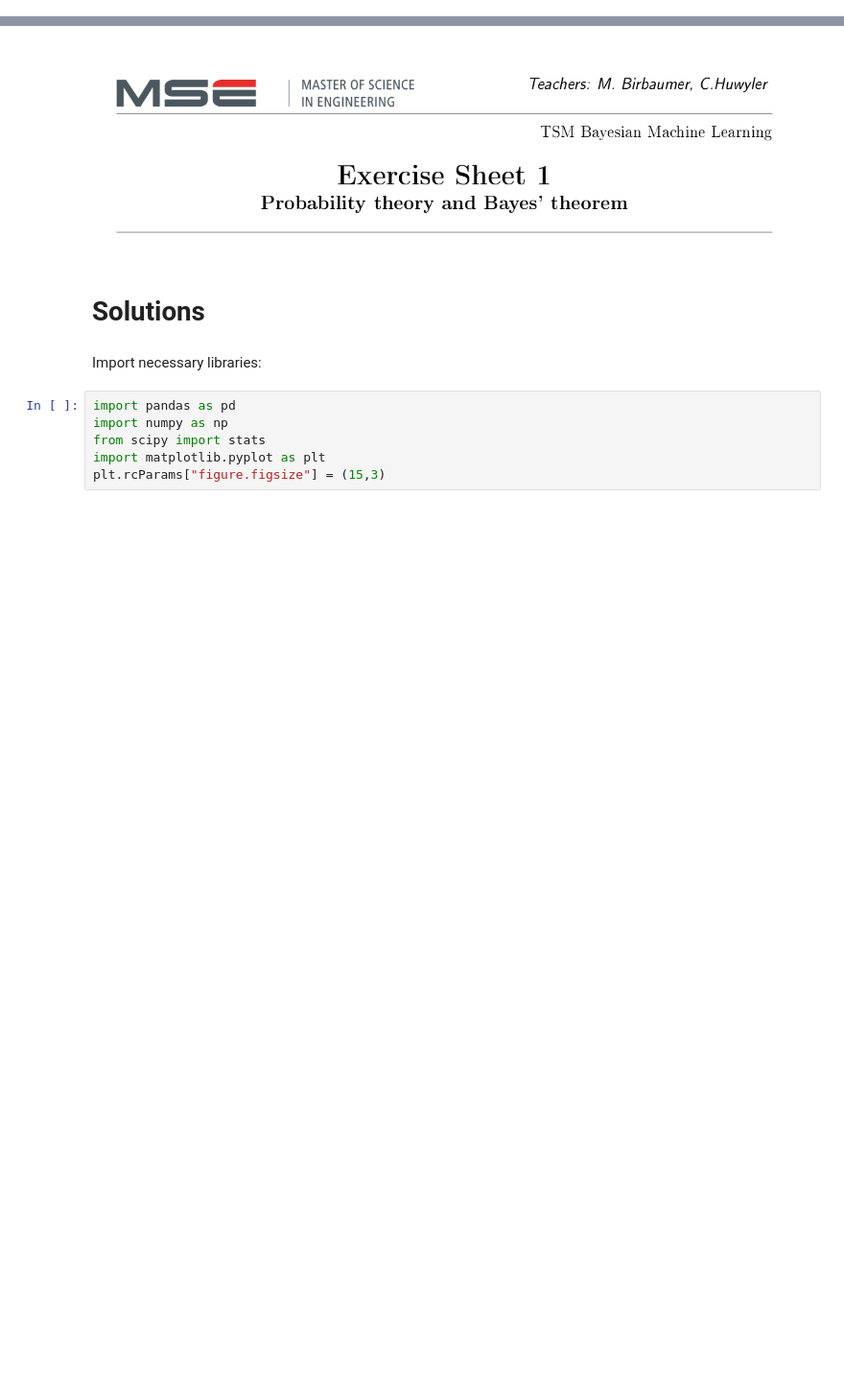
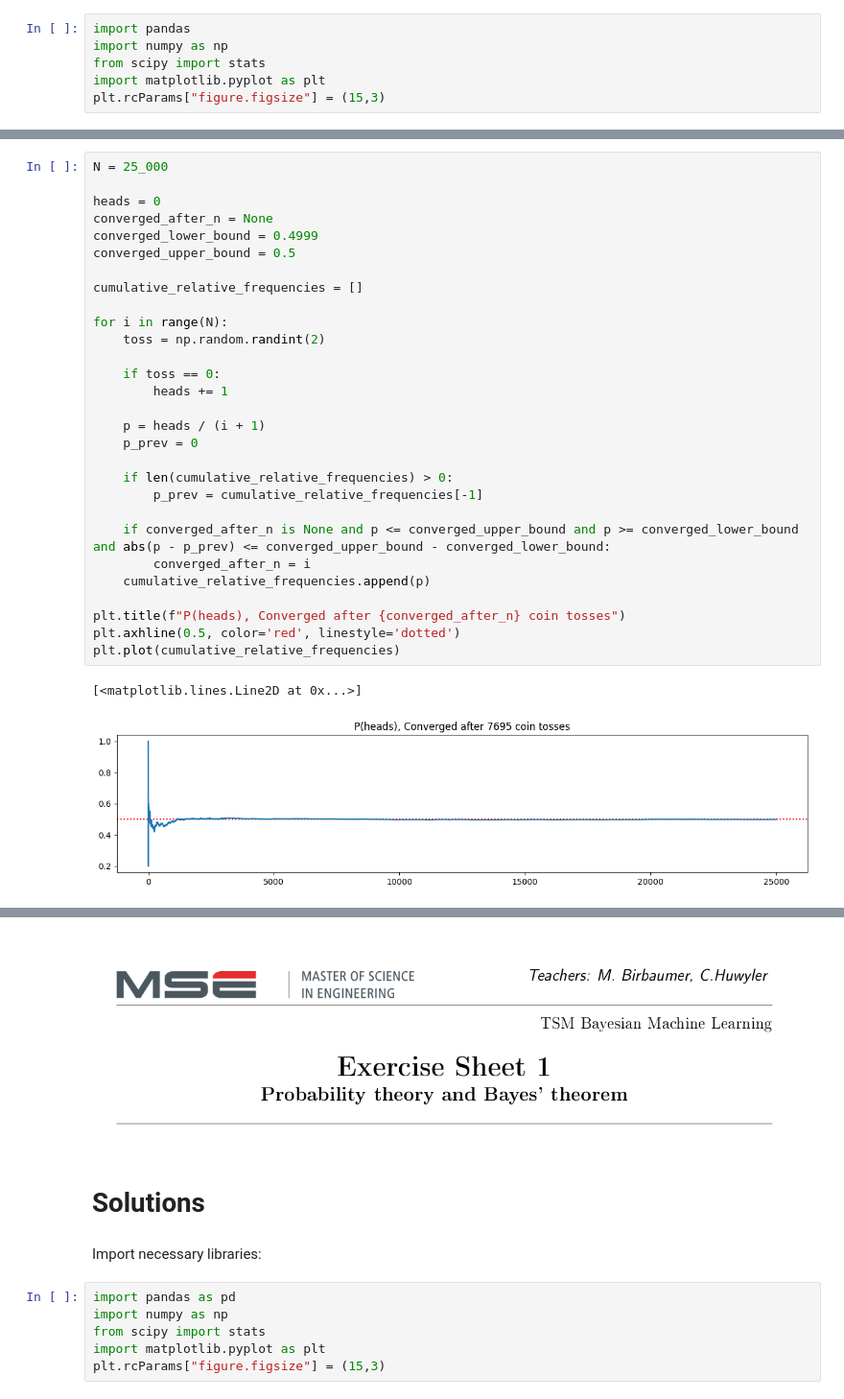
Before and after one commit to marbetschar/notes.marco.betschart.name, a Jupyter notebook: bayesian_machine_learning/introduction/Introduction.ipynb, the cells around one changed output, grey strips where cells are left out. Shown at 96% size. Saved outputs shown, nothing was run; the diff lists cells and outputs as text; blank space fills up the shorter version.

```diff
--- a/bayesian_machine_learning/probability_and_bayes_theorem/Solutions.ipynb
+++ b/bayesian_machine_learning/introduction/Introduction.ipynb
@@ -0,0 +126,6 @@
+# %%
+import pandas
+import numpy as np
+from scipy import stats
+import matplotlib.pyplot as plt
+plt.rcParams["figure.figsize"] = (15,3)
@@ -0,0 +176,32 @@
+# %%
+N = 25_000
+
+heads = 0
+converged_after_n = None
+converged_lower_bound = 0.4999
+converged_upper_bound = 0.5
+
+cumulative_relative_frequencies = []
+
+for i in range(N):
+    toss = np.random.randint(2)
+
+    if toss == 0:
+        heads += 1
+
+    p = heads / (i + 1)
+    p_prev = 0
+
+    if len(cumulative_relative_frequencies) > 0:
+        p_prev = cumulative_relative_frequencies[-1]
+
+    if converged_after_n is None and p <= converged_upper_bound and p >= converged_lower_bound and abs(p - p_prev) <= converged_upper_bound - converged_lower_bound:
+        converged_after_n = i
+    cumulative_relative_frequencies.append(p)
+
+plt.title(f"P(heads), Converged after {converged_after_n} coin tosses")
+plt.axhline(0.5, color='red', linestyle='dotted')
+plt.plot(cumulative_relative_frequencies)
+# %% [output]
+[<matplotlib.lines.Line2D at 0x...>]
+[figure, added]
```
Also changed, not shown: parts of 92 cells of this notebook, 8 other files.
